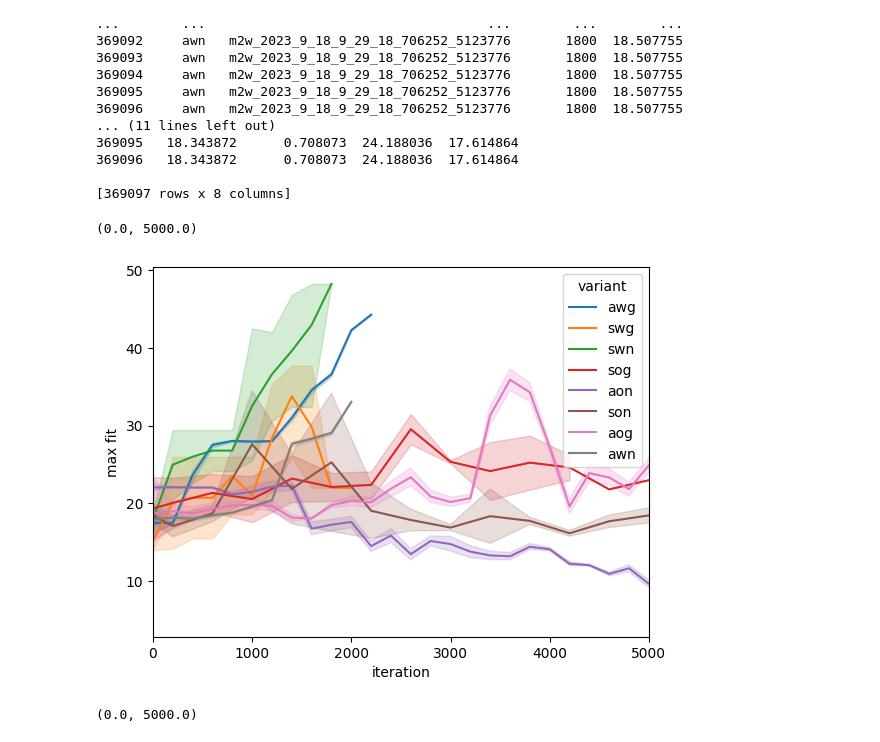
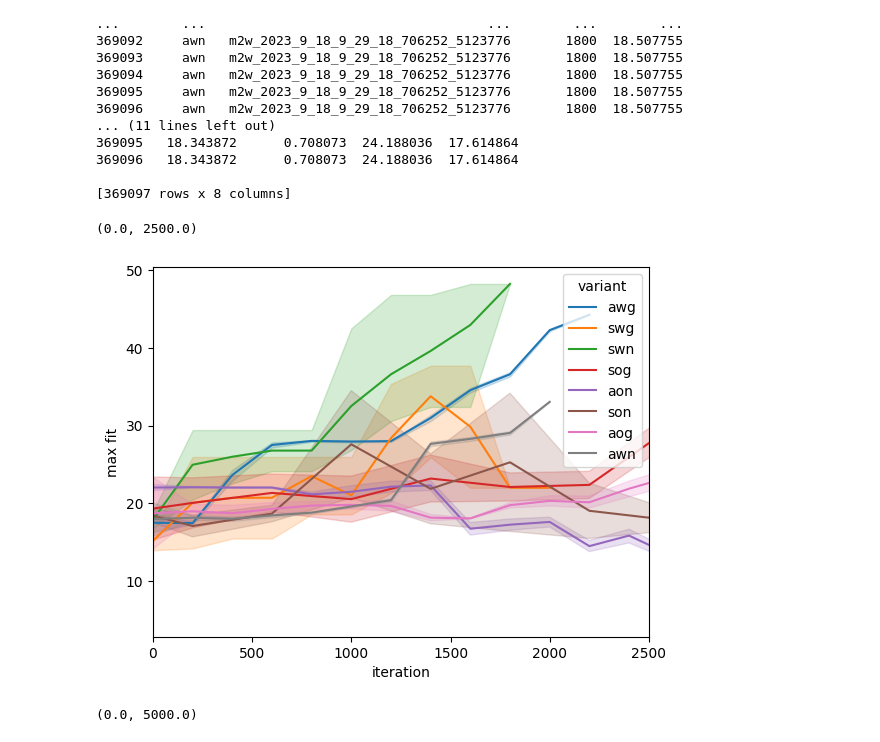
Before and after one commit to LeniLeGoff/py_async_ea, a Jupyter notebook: plotting/m2w_analysis.ipynb, the cells around one changed output. Drawn from its saved outputs; the diff is of its cells as text; code cells hidden in the pictures.

```diff
--- a/plotting/m2w_analysis.ipynb
+++ b/plotting/m2w_analysis.ipynb
@@ -28,19 +28,15 @@ def load_fitnesses(folder):
 def cap_to(N,n):
     return N*int(n/N)
 
-def load_data_agg(folder):
+def load_fitnesses_agg(folder):
     fit_file = open(folder + "/fitnesses")
     idx_file = open(folder + "/indexes")
-    ld_file = open(folder + "/learning_delta")
 
     fit_lines = fit_file.readlines()
     idx_lines = idx_file.readlines()
-    ld_lines = ld_file.readlines()
-
 
     fit_file.close()
     idx_file.close()
-    ld_file.close()
 
     data_line = []
     iter = 0
@@ -51,6 +47,26 @@ def load_data_agg(folder):
         iter+=len(list(set(idx_l.split(',')) ^ set(prev_idx)))
         prev_idx = idx_l.split(",")
     return data_line
+
+def load_learning_data_agg(folder):
+    ld_file = open(folder + "/learning_delta")
+    idx_file = open(folder + "/indexes")
+
+    ld_lines = ld_file.readlines()
+    idx_lines = idx_file.readlines()
+
+    ld_file.close()
+    idx_file.close()
+
+    data_line = []
+    iter = 0
+    prev_idx = []
+    for ld_l,idx_l in zip(ld_lines,idx_lines):
+        deltas = [float(ld) for ld in ld_l.split(",")]
+        data_line.append([cap_to(200,iter),np.mean(deltas),np.median(deltas),np.var(deltas),np.max(deltas),np.min(deltas)])
+        iter+=len(list(set(idx_l.split(',')) ^ set(prev_idx)))
+        prev_idx = idx_l.split(",")
+    return data_line
 # %% [markdown]
 # Learning
 # %%
@@ -83,10 +99,10 @@ print(fit_data)
 [369097 rows x 8 columns]
 # %%
 ax = sns.lineplot(data=fit_data,x="iteration",y="max fit",hue="variant")
-ax.set_xlim([0,5000])
+ax.set_xlim([0,2500])
 # %% [output]
-(0.0, 5000.0)
+(0.0, 2500.0)
-[figure, old version]
+[figure, new version]
 # %%
 ax = sns.lineplot(data=fit_data,x="iteration",y="mean fit",hue="variant")
 ax.set_xlim([0,5000])
```
Also changed, not shown: parts of 7 cells of this notebook.
